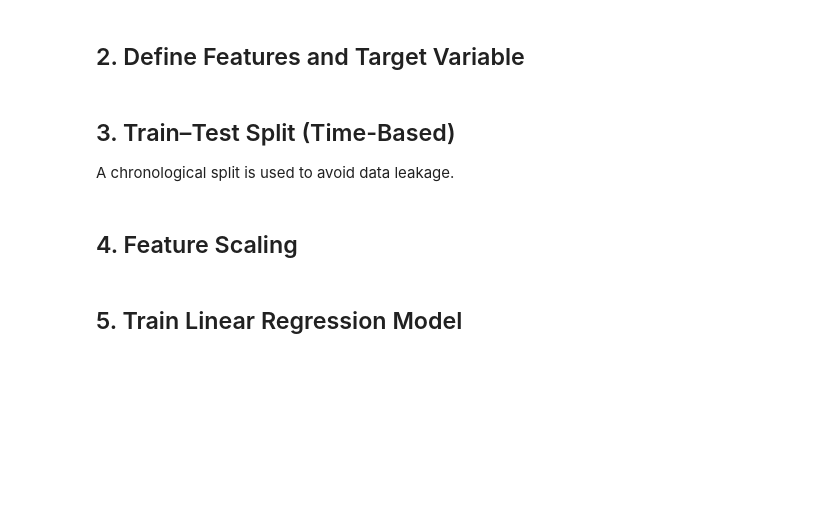
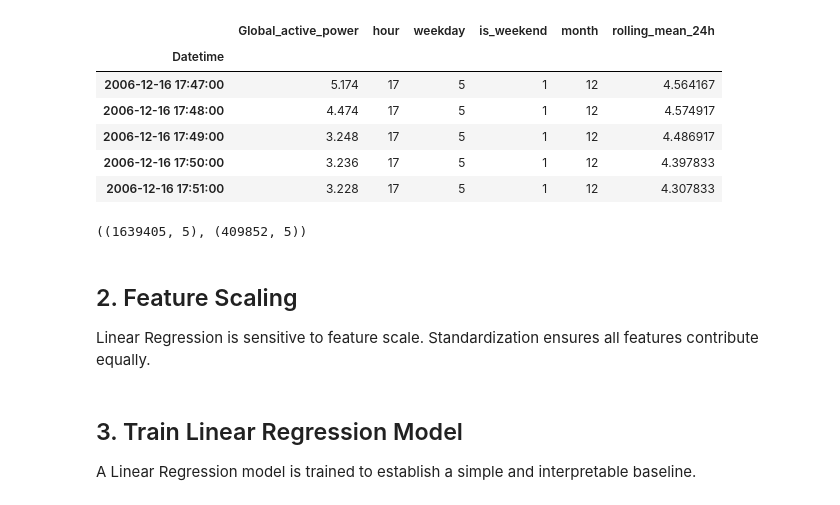
Before and after one commit to kunalbhardwaj2006/Smart-Energy-Consumption-Analysis-and-Prediction-using-Machine-Learning-with-Device-Level-Insights-, a Jupyter notebook: notebooks/Milestone4.ipynb, the cells around one changed output. Drawn from its saved outputs; the diff is of its cells as text; code cells hidden in the pictures; blank space fills up the shorter version.

```diff
--- a/notebooks/Milestone4.ipynb
+++ b/notebooks/Milestone4.ipynb
@@ -29,2 +27,0 @@ df.head()
-# %% [markdown]
-## 2. Define Features and Target Variable
@@ -37,4 +27,0 @@ X.shape, y.shape
-# %% [markdown]
-## 3. Train–Test Split (Time-Based)
-
-A chronological split is used to avoid data leakage.
@@ -46,10 +28,73 @@ y_train, y_test = y.iloc[:split_index], y.iloc[split_index:]
-# %% [markdown]
-## 4. Feature Scaling
+# %%
+import pandas as pd
+import numpy as np
+
+# Load raw dataset
+df = pd.read_csv(
+    "../data/household_power_consumption.txt",
+    sep=";",
+    na_values="?",
+    low_memory=False
+)
+
+# Combine Date and Time
+df["Datetime"] = pd.to_datetime(df["Date"] + " " + df["Time"], dayfirst=True)
+df.set_index("Datetime", inplace=True)
+
+# Select required column
+df = df[["Global_active_power"]].dropna()
+
+# Feature engineering (same as Milestone 3)
+df["hour"] = df.index.hour
+df["weekday"] = df.index.weekday
+df["is_weekend"] = df["weekday"].isin([5, 6]).astype(int)
+df["month"] = df.index.month
+df["rolling_mean_24h"] = df["Global_active_power"].rolling(24).mean()
+
+df = df.dropna()
+
+df.head()
+# %% [output]
+|  | Global_active_power | hour | weekday | is_weekend | month | rolling_mean_24h |
+| Datetime |  |  |  |  |  |  |
+| 2006-12-16 17:47:00 | 5.174 | 17 | 5 | 1 | 12 | 4.564167 |
+| 2006-12-16 17:48:00 | 4.474 | 17 | 5 | 1 | 12 | 4.574917 |
+| 2006-12-16 17:49:00 | 3.248 | 17 | 5 | 1 | 12 | 4.486917 |
+| 2006-12-16 17:50:00 | 3.236 | 17 | 5 | 1 | 12 | 4.397833 |
+| 2006-12-16 17:51:00 | 3.228 | 17 | 5 | 1 | 12 | 4.307833 |
+# %%
+features = ['hour', 'weekday', 'is_weekend', 'month', 'rolling_mean_24h']
+target = 'Global_active_power'
+
+df_model = df[features + [target]].dropna()
+
+split_index = int(len(df_model) * 0.8)
+
+X = df_model[features]
+y = df_model[target]
+
+X_train = X.iloc[:split_index]
+X_test = X.iloc[split_index:]
+
+y_train = y.iloc[:split_index]
+y_test = y.iloc[split_index:]
+
+X_train.shape, X_test.shape
+# %% [output]
+((1639405, 5), (409852, 5))
+# %% [markdown]
+## 2. Feature Scaling
+
+Linear Regression is sensitive to feature scale.
+Standardization ensures all features contribute equally.
 # %%
 scaler = StandardScaler()
 
 X_train_scaled = scaler.fit_transform(X_train)
 X_test_scaled = scaler.transform(X_test)
-# %% [markdown]
-## 5. Train Linear Regression Model
+# %% [markdown]
+## 3. Train Linear Regression Model
+
+A Linear Regression model is trained to establish
+a simple and interpretable baseline.
 # %%
```
Also changed, not shown: parts of 16 cells of this notebook.
